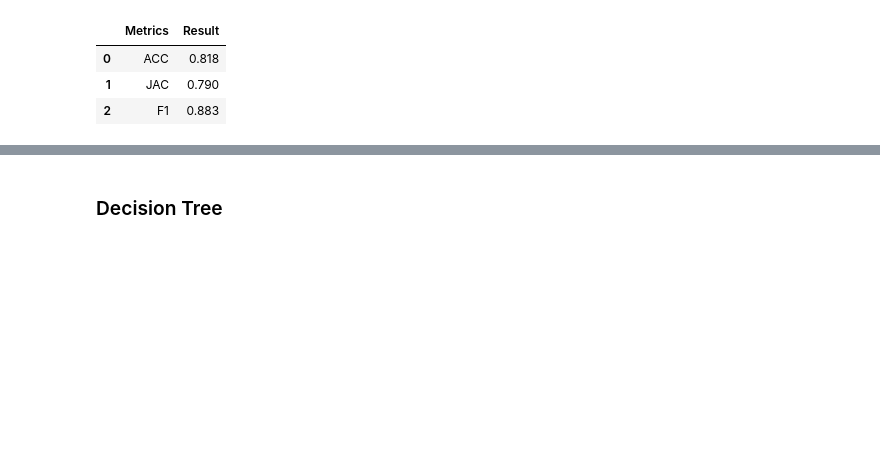
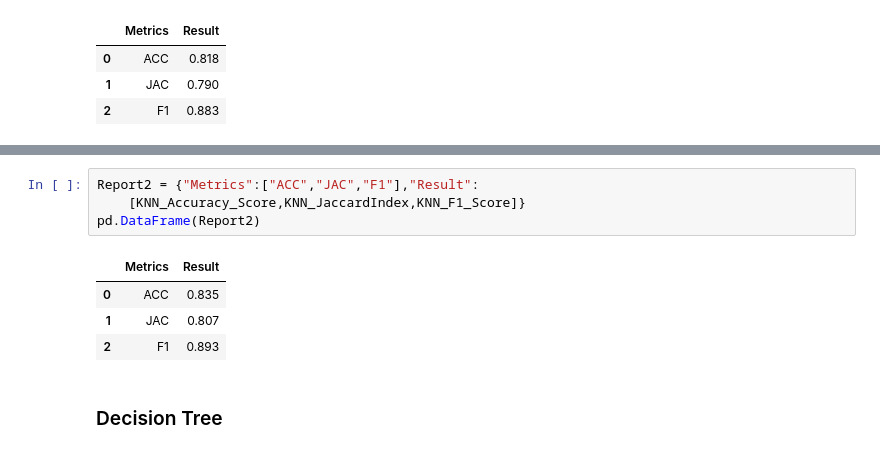
Before and after one commit to Glaikit7/ibmmlweather, a Jupyter notebook: machinelearning.ipynb, the cells around one changed output, grey strips where cells are left out. Drawn from its saved outputs; the diff is of its cells as text; blank space fills up the shorter version.

```diff
--- a/machinelearning.ipynb
+++ b/machinelearning.ipynb
@@ -243,3 +315,12 @@ pd.DataFrame(Report2)
+# %%
+Report2 = {"Metrics":["ACC","JAC","F1"],"Result":
+    [KNN_Accuracy_Score,KNN_JaccardIndex,KNN_F1_Score]}
+pd.DataFrame(Report2)
+# %% [output]
+|  | Metrics | Result |
+| 0 | ACC | 0.835 |
+| 1 | JAC | 0.807 |
+| 2 | F1 | 0.893 |
 # %% [markdown]
 ### Decision Tree
 # %% [markdown]
```
Also changed, not shown: parts of 13 cells of this notebook.
